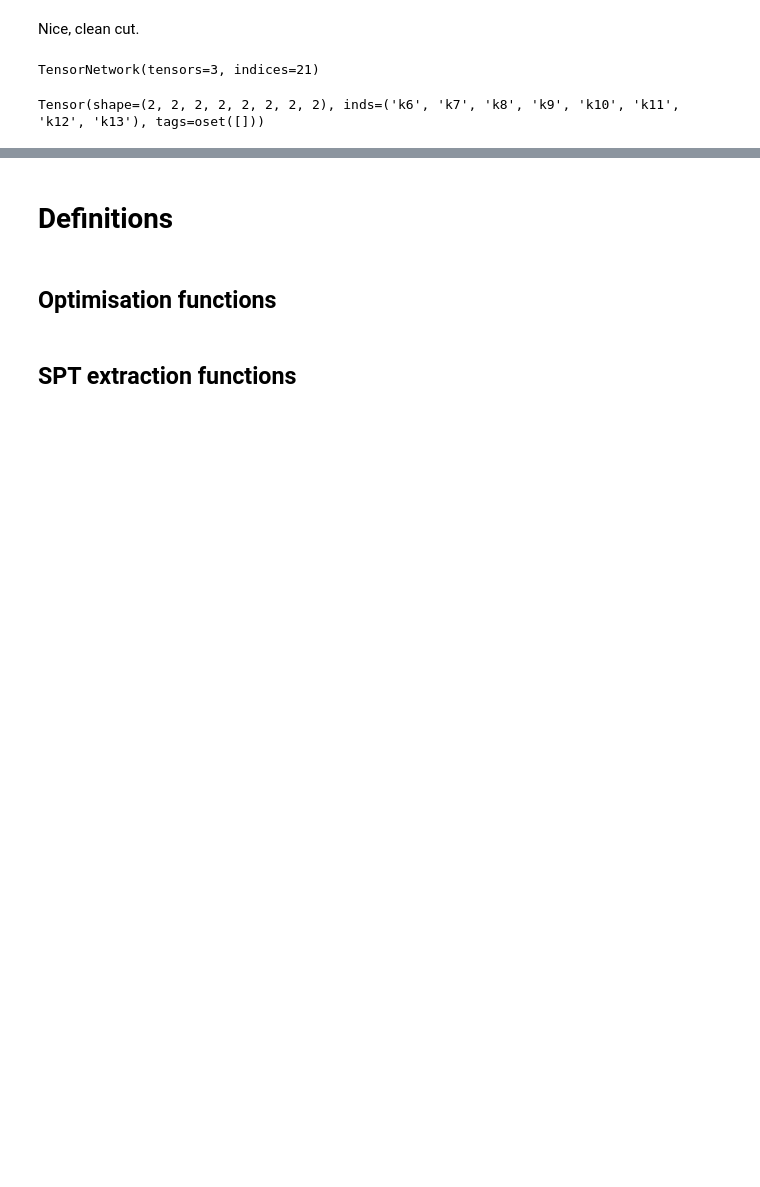
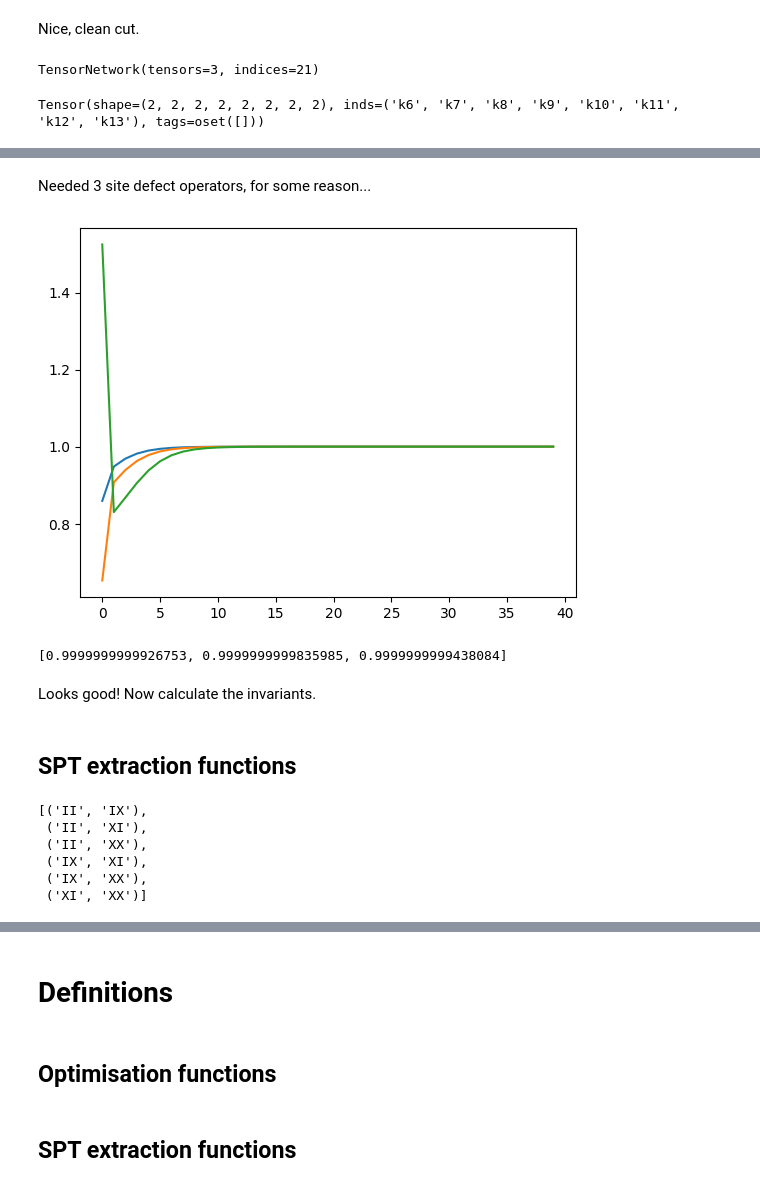
Before and after one commit to kieran-cooney/spt_numerical_classificiation, a Jupyter notebook: code/exact_diagonalization/finding_edge_projectors/find_edge_projectors_initial_test.ipynb, the cells around one changed output, grey strips where cells are left out. Saved outputs shown, nothing was run; the diff lists cells and outputs as text; code cells hidden in the pictures; blank space fills up the shorter version.

```diff
--- a/code/exact_diagonalization/finding_edge_projectors/find_edge_projectors_initial_test.ipynb
+++ b/code/exact_diagonalization/finding_edge_projectors/find_edge_projectors_initial_test.ipynb
@@ -612,0 +615,25 @@ for k2, bs in enumerate(symmetry_actions[1:], start=1):
+# %% [markdown]
+Needed 3 site defect operators, for some reason...
+# %%
+edms = [
+    generate_edm(cut_psi, sites, s, 3)
+    for s in symmetry_actions[1:]
+]
+# %%
+defect_ops_results = [
+    solve_for_boundary_operators(edm, num_iters=20)
+    for edm in edms
+]
+# %%
+for l in defect_ops_results:
+    plt.plot(l[1])
+# %% [output]
+[figure, added]
+# %%
+[l[1][-1] for l in defect_ops_results]
+# %% [output]
+[0.9999999999926753, 0.9999999999835985, 0.9999999999438084]
+# %% [markdown]
+Looks good! Now calculate the invariants.
+# %% [markdown]
+## SPT extraction functions
@@ -612,0 +642,9 @@ for k2, bs in enumerate(symmetry_actions[1:], start=1):
+# %%
+symmetry_combination_labels
+# %% [output]
+[('II', 'IX'),
+ ('II', 'XI'),
+ ('II', 'XX'),
+ ('IX', 'XI'),
+ ('IX', 'XX'),
+ ('XI', 'XX')]
```
Also changed, not shown: parts of 123 cells of this notebook.
